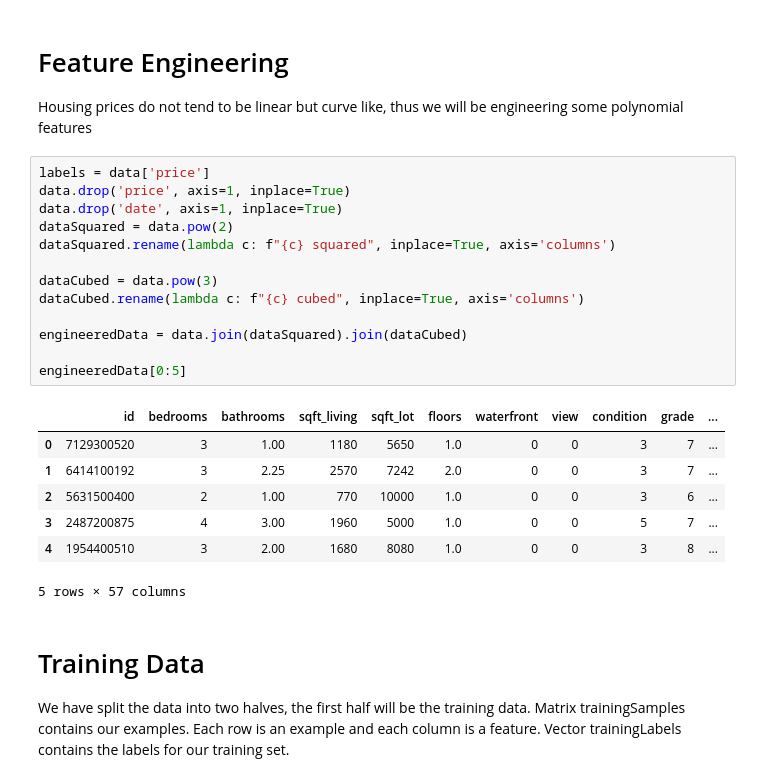
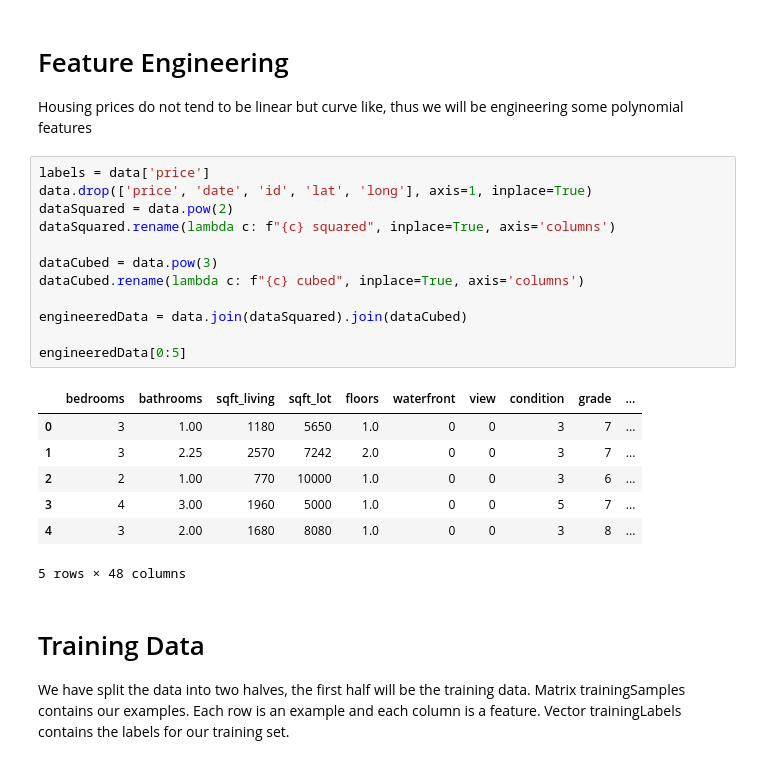
Before and after one commit to a-h-i/house-sale-king-county, a Jupyter notebook: regression.ipynb, the cells around one changed output. Cells and saved outputs as stored; diff of their text form.

```diff
--- a/regression.ipynb
+++ b/regression.ipynb
@@ -16,25 +16,24 @@ data = load_data.load_data("./data/kc_house_data.csv")
 Housing prices do not tend to be linear but curve like, thus we will be engineering some polynomial features
 # %%
 labels = data['price']
-data.drop('price', axis=1, inplace=True)
-data.drop('date', axis=1, inplace=True)
+data.drop(['price', 'date', 'id', 'lat', 'long'], axis=1, inplace=True)
 dataSquared = data.pow(2)
 dataSquared.rename(lambda c: f"{c} squared", inplace=True, axis='columns')
 
 dataCubed = data.pow(3)
 dataCubed.rename(lambda c: f"{c} cubed", inplace=True, axis='columns')
 
 engineeredData = data.join(dataSquared).join(dataCubed)
 
 engineeredData[0:5]
 # %% [output]
-|  | id | bedrooms | bathrooms | sqft_living | sqft_lot | floors | waterfront | view | condition | grade | ... |
-| 0 | 7129300520 | 3 | 1.00 | 1180 | 5650 | 1.0 | 0 | 0 | 3 | 7 | ... |
-| 1 | 6414100192 | 3 | 2.25 | 2570 | 7242 | 2.0 | 0 | 0 | 3 | 7 | ... |
-| 2 | 5631500400 | 2 | 1.00 | 770 | 10000 | 1.0 | 0 | 0 | 3 | 6 | ... |
-| 3 | 2487200875 | 4 | 3.00 | 1960 | 5000 | 1.0 | 0 | 0 | 5 | 7 | ... |
-| 4 | 1954400510 | 3 | 2.00 | 1680 | 8080 | 1.0 | 0 | 0 | 3 | 8 | ... |
+|  | bedrooms | bathrooms | sqft_living | sqft_lot | floors | waterfront | view | condition | grade | ... |
+| 0 | 3 | 1.00 | 1180 | 5650 | 1.0 | 0 | 0 | 3 | 7 | ... |
+| 1 | 3 | 2.25 | 2570 | 7242 | 2.0 | 0 | 0 | 3 | 7 | ... |
+| 2 | 2 | 1.00 | 770 | 10000 | 1.0 | 0 | 0 | 3 | 6 | ... |
+| 3 | 4 | 3.00 | 1960 | 5000 | 1.0 | 0 | 0 | 5 | 7 | ... |
+| 4 | 3 | 2.00 | 1680 | 8080 | 1.0 | 0 | 0 | 3 | 8 | ... |
-5 rows × 57 columns
+5 rows × 48 columns
 # %% [markdown]
 # Training Data
 We have split the data into two halves, the first half will be the training data. Matrix trainingSamples contains our examples. Each row is an example and each column is a feature. Vector trainingLabels contains the labels for our training set.
```
Also changed, not shown: parts of 6 cells of this notebook.
